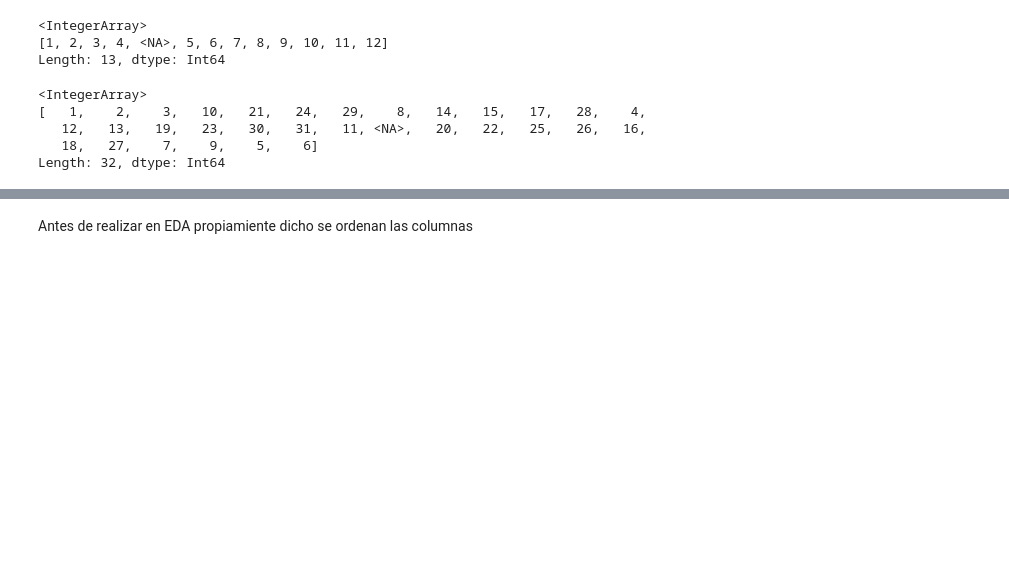
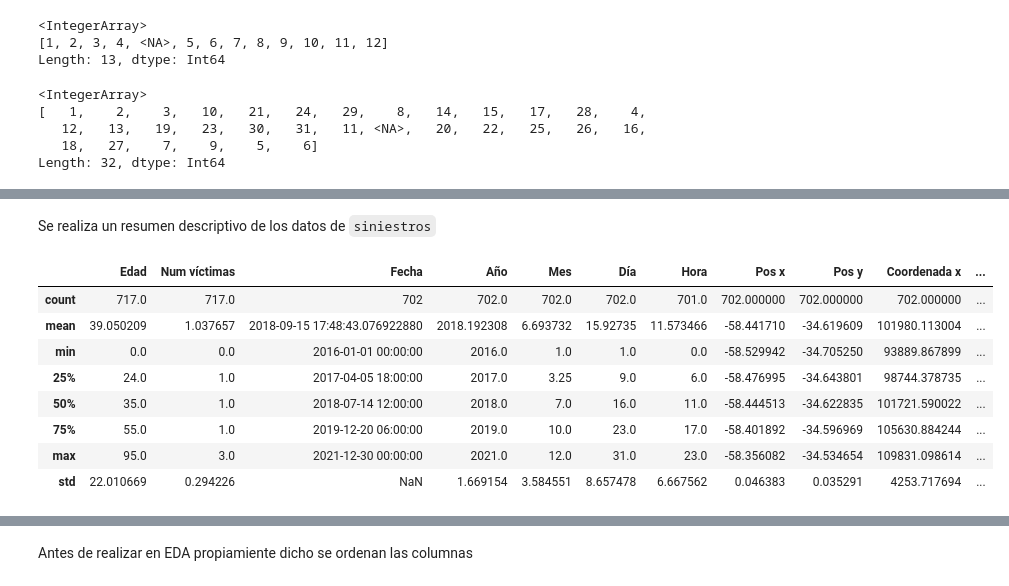
Before and after one commit to JimeFioni/PI-02-Siniestros-Viales, a Jupyter notebook: EDA.ipynb, the cells around one changed output, grey strips where cells are left out. Saved outputs shown, nothing was run; the diff lists cells and outputs as text; code cells hidden in the pictures; blank space fills up the shorter version.

```diff
--- a/EDA.ipynb
+++ b/EDA.ipynb
@@ -515,0 +543,14 @@ Length: 32, dtype: Int64
+# %% [markdown]
+Se realiza un resumen descriptivo de los datos de `siniestros`
+# %%
+siniestros.describe()
+# %% [output]
+|  | Edad | Num víctimas | Fecha | Año | Mes | Día | Hora | Pos x | Pos y | Coordenada x | ... |
+| count | 717.0 | 717.0 | 702 | 702.0 | 702.0 | 702.0 | 701.0 | 702.000000 | 702.000000 | 702.000000 | ... |
+| mean | 39.050209 | 1.037657 | 2018-09-15 17:48:43.076922880 | 2018.192308 | 6.693732 | 15.92735 | 11.573466 | -58.441710 | -34.619609 | 101980.113004 | ... |
+| min | 0.0 | 0.0 | 2016-01-01 00:00:00 | 2016.0 | 1.0 | 1.0 | 0.0 | -58.529942 | -34.705250 | 93889.867899 | ... |
+| 25% | 24.0 | 1.0 | 2017-04-05 18:00:00 | 2017.0 | 3.25 | 9.0 | 6.0 | -58.476995 | -34.643801 | 98744.378735 | ... |
+| 50% | 35.0 | 1.0 | 2018-07-14 12:00:00 | 2018.0 | 7.0 | 16.0 | 11.0 | -58.444513 | -34.622835 | 101721.590022 | ... |
+| 75% | 55.0 | 1.0 | 2019-12-20 06:00:00 | 2019.0 | 10.0 | 23.0 | 17.0 | -58.401892 | -34.596969 | 105630.884244 | ... |
+| max | 95.0 | 3.0 | 2021-12-30 00:00:00 | 2021.0 | 12.0 | 31.0 | 23.0 | -58.356082 | -34.534654 | 109831.098614 | ... |
+| std | 22.010669 | 0.294226 | NaN | 1.669154 | 3.584551 | 8.657478 | 6.667562 | 0.046383 | 0.035291 | 4253.717694 | ... |
```
Also changed, not shown: parts of 14 cells of this notebook, 2 other files.
